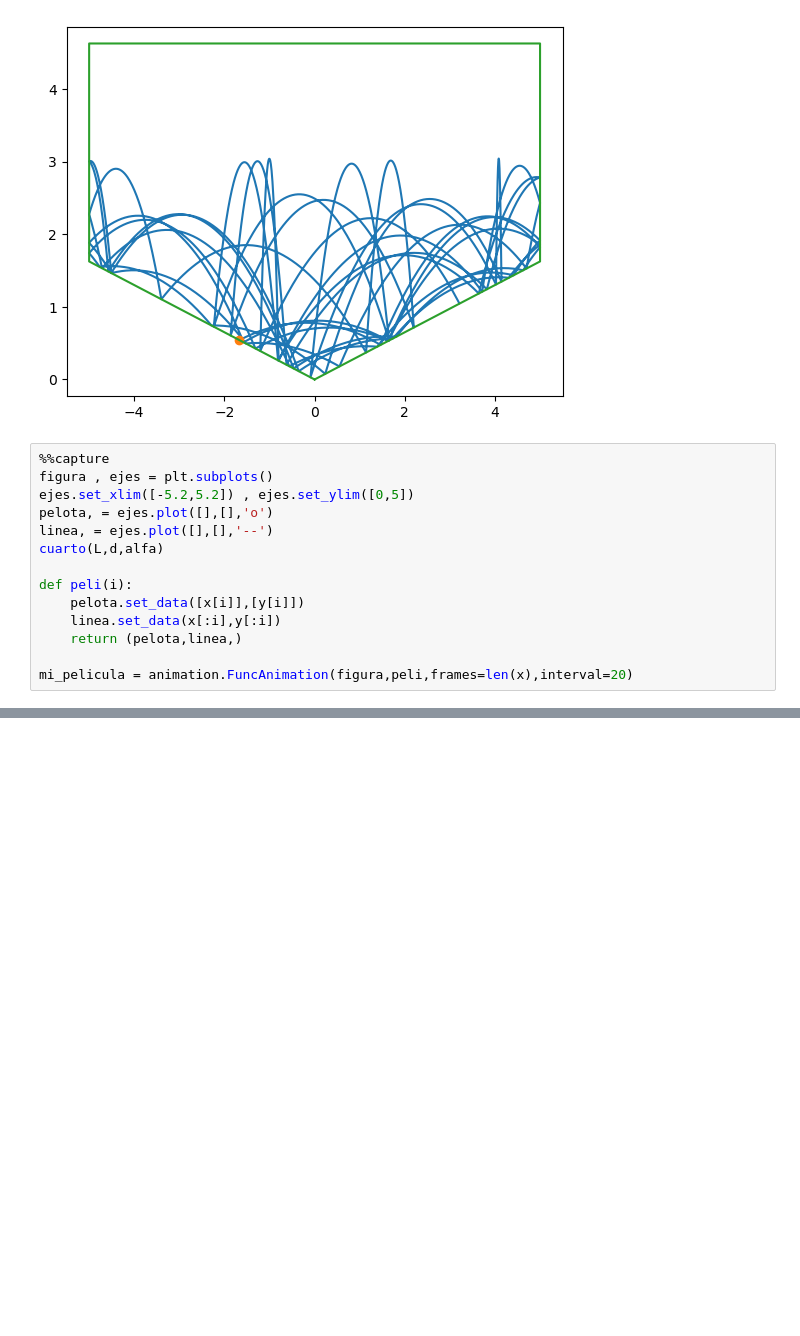
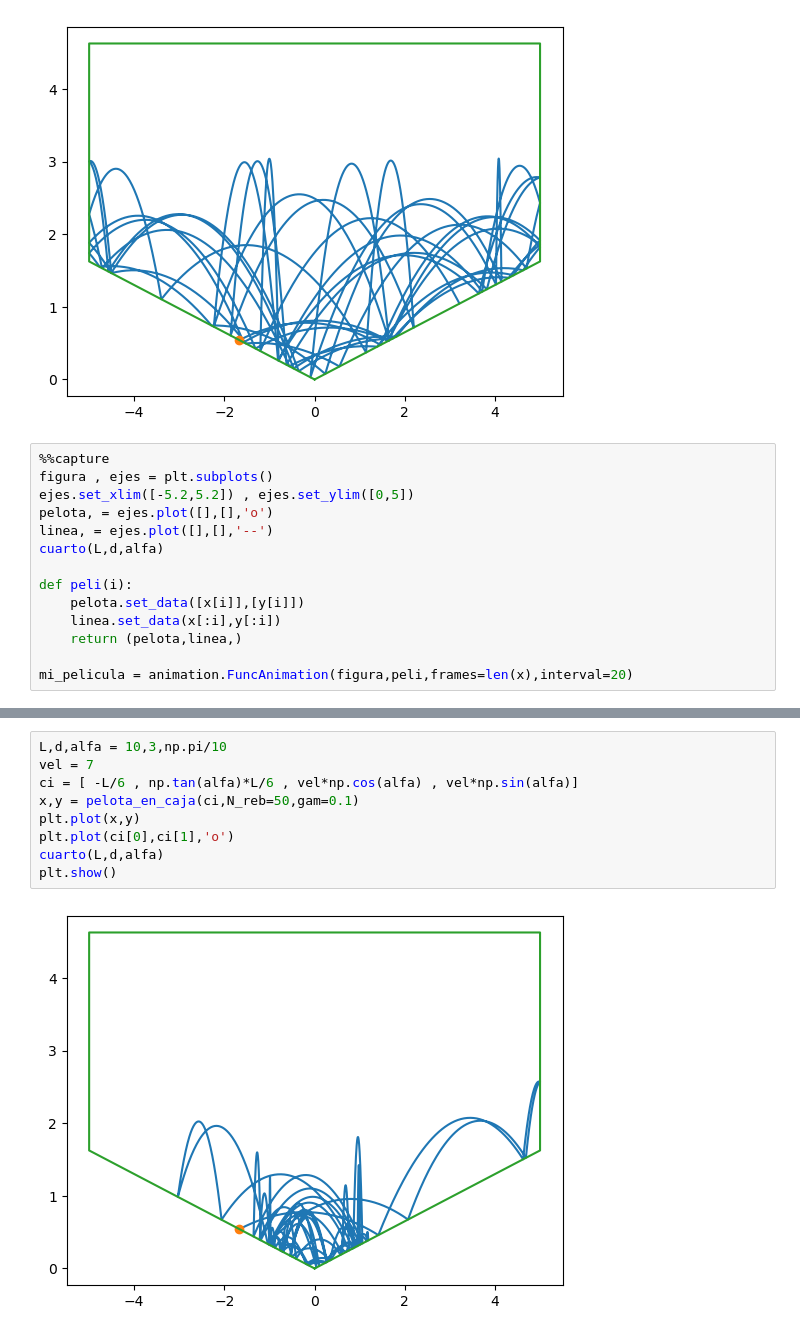
Before and after one commit to richmf/NotitasFisComp25-2, a Jupyter notebook: TEx2 P3 (1).ipynb, the cells around one changed output, grey strips where cells are left out. Saved outputs shown, nothing was run; the diff lists cells and outputs as text; blank space fills up the shorter version.

```diff
--- a/TEx2 P3 (1).ipynb
+++ b/TEx2 P3 (1).ipynb
@@ -179,3 +179,14 @@ mi_pelicula = animation.FuncAnimation(figura,peli,frames=len(x),interval=20)
 HTML(mi_pelicula.to_html5_video())
 # %% [output]
 [interactive output not drawn]
+# %%
+L,d,alfa = 10,3,np.pi/10
+vel = 7
+ci = [ -L/6 , np.tan(alfa)*L/6 , vel*np.cos(alfa) , vel*np.sin(alfa)]
+x,y = pelota_en_caja(ci,N_reb=50,gam=0.1)
+plt.plot(x,y)
+plt.plot(ci[0],ci[1],'o')
+cuarto(L,d,alfa)
+plt.show()
+# %% [output]
+[figure, added]
```
Also changed, not shown: parts of 2 cells of this notebook.
